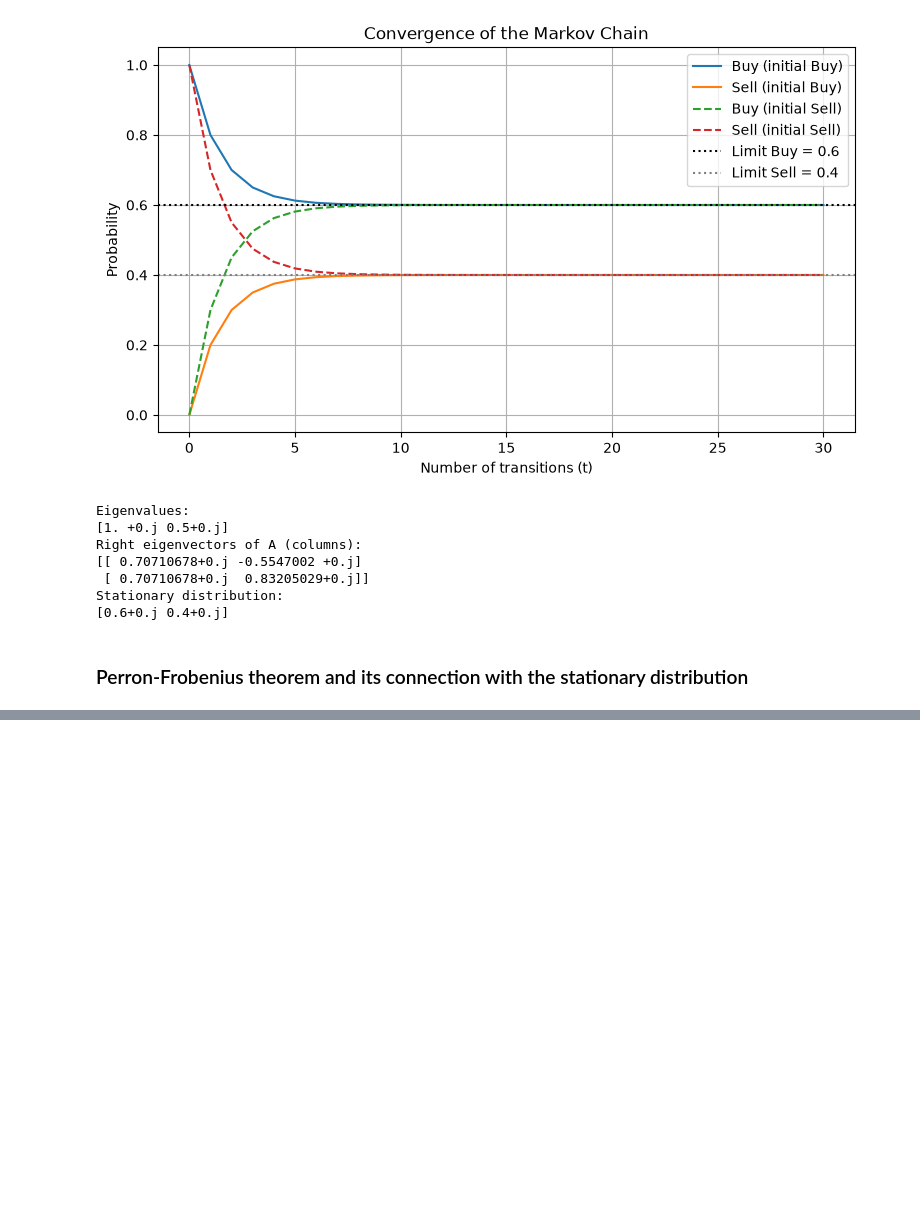
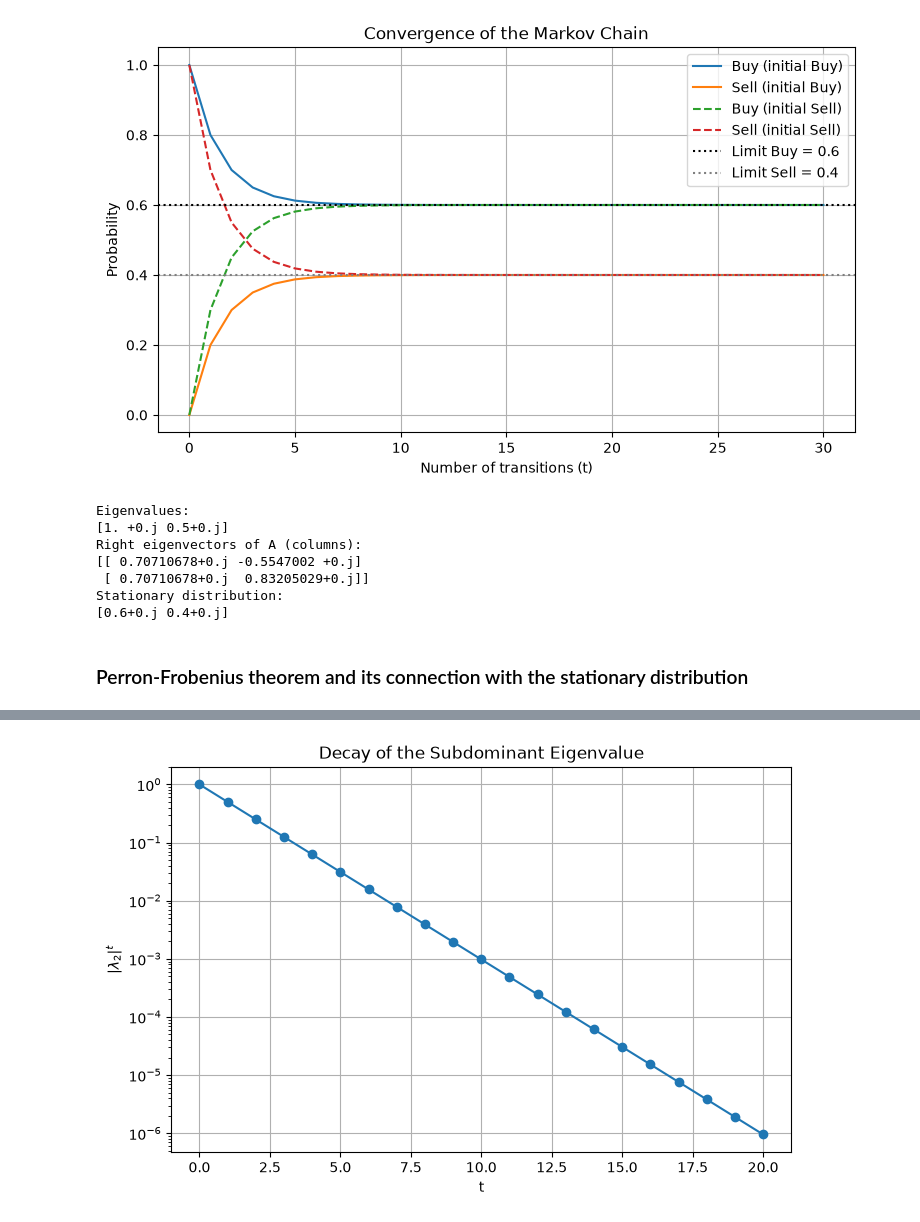
Before and after one commit to YasmineCharifi/financial_mathematics_intro, a Jupyter notebook: assignments.ipynb, the cells around one changed output, grey strips where cells are left out. Drawn from its saved outputs; the diff is of its cells as text; code cells hidden in the pictures; blank space fills up the shorter version.

```diff
--- a/assignments.ipynb
+++ b/assignments.ipynb
@@ -124,0 +201,16 @@ print(u_star)
+# %%
+t = np.arange(0, 21)
+
+# Theoretical decay of the transient component
+decay = 0.5**t
+
+plt.figure(figsize=(8, 5))
+plt.semilogy(t, decay, marker='o')
+
+plt.xlabel("t")
+plt.ylabel(r"$|\lambda_2|^t$")
+plt.title("Decay of the Subdominant Eigenvalue")
+plt.grid(True)
+plt.show()
+# %% [output]
+[figure, added]
```
Also changed, not shown: parts of 6 cells of this notebook.
